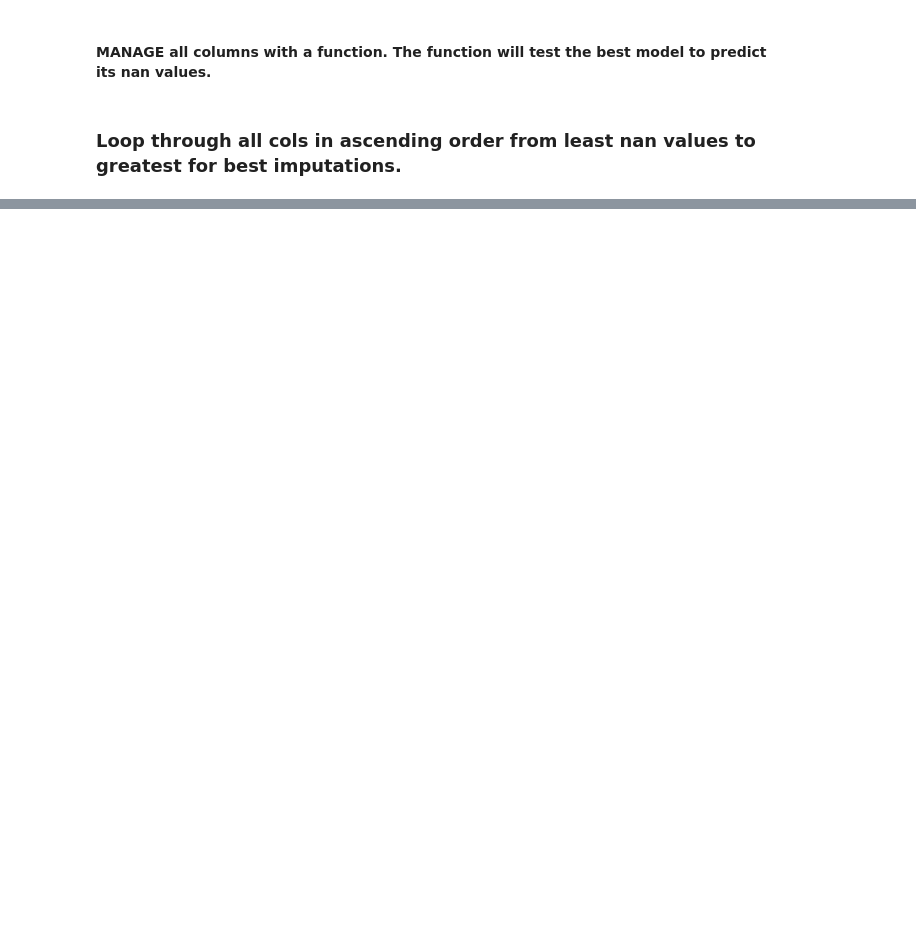
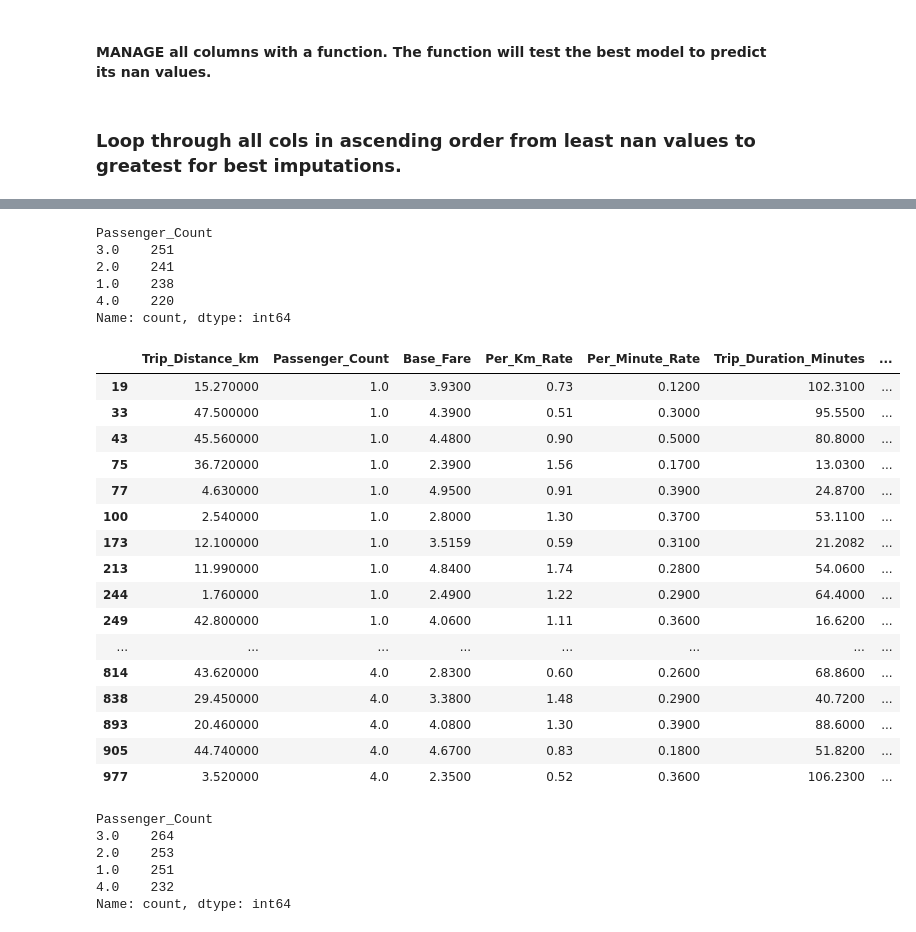
Before and after one commit to vegetablecloud/taxi-prediction-fullstack-ludvig-opa24, a Jupyter notebook: src/taxipred/backend/notebooks/taxi_nan_ml_refill.ipynb, the cells around one changed output, grey strips where cells are left out. Saved outputs shown, nothing was run; the diff lists cells and outputs as text; code cells hidden in the pictures; blank space fills up the shorter version.

Commit message:
FIX: Removed Passenger from auto impute method since its a potential classifing problem not regressor problem

```diff
--- a/src/taxipred/backend/notebooks/taxi_nan_ml_refill.ipynb
+++ b/src/taxipred/backend/notebooks/taxi_nan_ml_refill.ipynb
@@ -41,7 +41,9 @@ columns_with_nan = (
     .index
     .tolist()
 )
-columns_with_nan
+
+columns_with_nan.pop(-1) # REMOVE PASSENGER COUNT THIS COL NEEDS CLASSIFICATION
+display(columns_with_nan)
 # %% [output]
 ['Per_Minute_Rate',
  'Trip_Distance_km',
@@ -130,7 +129,7 @@ def remove_nan_values_and_evaluate_model(column_name: str, show_output: bool = T
 # Now we can loop through the columns with NaN values and evaluate the models
 for column in columns_with_nan:
     print(f"Evaluating models after removing NaN values in column: {column}")
-    nan_rows, df_ml, best_model = remove_nan_values_and_evaluate_model(column, show_output=False) # IF you want to see the output from the model evaluation, set show_output=True
+    nan_rows, df_ml, best_model = remove_nan_values_and_evaluate_model(column, show_output=True) # IF you want to see the output from the model evaluation, set show_output=True
 
     X,y = nan_rows.drop(columns=[column]), nan_rows[column]
     predicted_values = best_model.predict(X)
@@ -138,6 +137,7 @@ for column in columns_with_nan:
     # Now we can fill the NaN values in the original dataframe with the predicted values
     nan_rows[column] = predicted_values
     df.loc[nan_rows.index, column] = nan_rows[column]
+    print(f"\n\n\n\n")
 
 # Check if there are still any NaN values in the dataframe
 df.isna().sum()
@@ -200,2 +334,59 @@ See the caveats in the documentation: https://pandas.pydata.org/pandas-docs/stab
+# %%
+df["Passenger_Count"].value_counts()
+# %% [output]
+Passenger_Count
+3.0    251
+2.0    241
+1.0    238
+4.0    220
+Name: count, dtype: int64
+# %%
+rnd_values = []
+
+for i in range(50):
+    if i < 13:
+        rnd_values.append(1.0)
+    elif i < 25:
+        rnd_values.append(2.0)
+    elif i < 38:
+        rnd_values.append(3.0)
+    else:
+        rnd_values.append(4.0)
+
+passenger_count_nan = df[df["Passenger_Count"].isna()]
+
+passenger_count_nan
+
+df.loc[passenger_count_nan.index, "Passenger_Count"] = rnd_values
+# %%
+# Check the rows with index that had NaN values in Passenger_Count
+df.loc[passenger_count_nan.index]
+# %% [output]
+|  | Trip_Distance_km | Passenger_Count | Base_Fare | Per_Km_Rate | Per_Minute_Rate | Trip_Duration_Minutes | ... |
+| 19 | 15.270000 | 1.0 | 3.9300 | 0.73 | 0.1200 | 102.3100 | ... |
+| 33 | 47.500000 | 1.0 | 4.3900 | 0.51 | 0.3000 | 95.5500 | ... |
+| 43 | 45.560000 | 1.0 | 4.4800 | 0.90 | 0.5000 | 80.8000 | ... |
+| 75 | 36.720000 | 1.0 | 2.3900 | 1.56 | 0.1700 | 13.0300 | ... |
+| 77 | 4.630000 | 1.0 | 4.9500 | 0.91 | 0.3900 | 24.8700 | ... |
+| 100 | 2.540000 | 1.0 | 2.8000 | 1.30 | 0.3700 | 53.1100 | ... |
+| 173 | 12.100000 | 1.0 | 3.5159 | 0.59 | 0.3100 | 21.2082 | ... |
+| 213 | 11.990000 | 1.0 | 4.8400 | 1.74 | 0.2800 | 54.0600 | ... |
+| 244 | 1.760000 | 1.0 | 2.4900 | 1.22 | 0.2900 | 64.4000 | ... |
+| 249 | 42.800000 | 1.0 | 4.0600 | 1.11 | 0.3600 | 16.6200 | ... |
+| ... | ... | ... | ... | ... | ... | ... | ... |
+| 814 | 43.620000 | 4.0 | 2.8300 | 0.60 | 0.2600 | 68.8600 | ... |
+| 838 | 29.450000 | 4.0 | 3.3800 | 1.48 | 0.2900 | 40.7200 | ... |
+| 893 | 20.460000 | 4.0 | 4.0800 | 1.30 | 0.3900 | 88.6000 | ... |
+| 905 | 44.740000 | 4.0 | 4.6700 | 0.83 | 0.1800 | 51.8200 | ... |
+| 977 | 3.520000 | 4.0 | 2.3500 | 0.52 | 0.3600 | 106.2300 | ... |
+# %%
+df["Passenger_Count"].value_counts()
+# %% [output]
+Passenger_Count
+3.0    264
+2.0    253
+1.0    251
+4.0    232
+Name: count, dtype: int64
 # %%
 df.to_csv("../../data/taxi_trip_pricing_imputed.csv", index=False)
```
Also changed, not shown: parts of 7 cells of this notebook.
